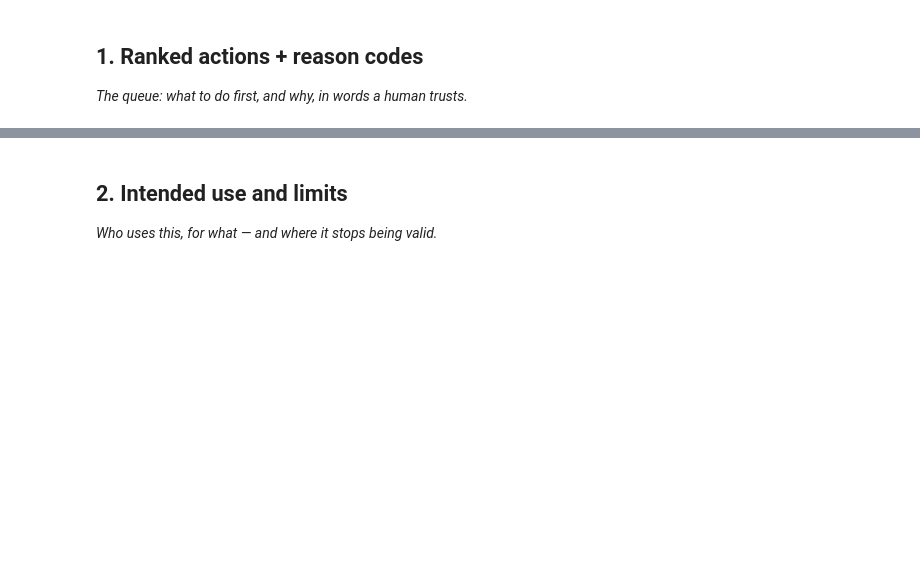
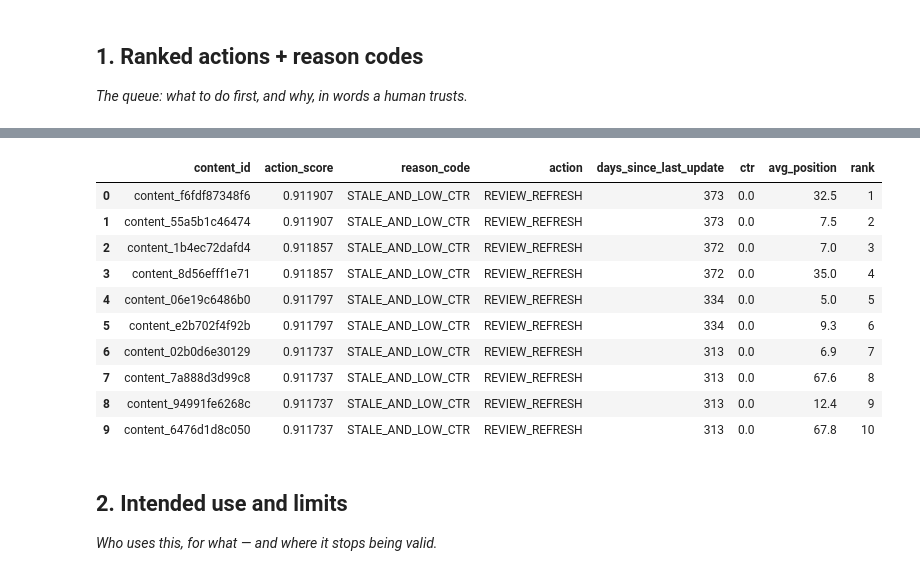
Before and after one commit to ruchitgoud/flyrankai-intern, a Jupyter notebook: work/notebooks/w07_action_playbook.ipynb, the cells around one changed output, grey strips where cells are left out. Drawn from its saved outputs; the diff is of its cells as text; code cells hidden in the pictures; blank space fills up the shorter version.

```diff
--- a/work/notebooks/w07_action_playbook.ipynb
+++ b/work/notebooks/w07_action_playbook.ipynb
@@ -15,0 +31,74 @@ This skeleton is yours to fill. Work the sections **in order** — each one has
+# %%
+import os
+import pandas as pd
+
+repo_path = "/content/flyrankai-intern"
+
+if not os.path.exists(repo_path):
+    !git clone https://github.com/ruchitgoud/flyrankai-intern.git
+
+%cd /content/flyrankai-intern
+
+df = pd.read_csv("data/raw/content_refresh_anonymized.csv")
+
+print("Rows:", len(df))
+print("Columns:", len(df.columns))
+
+df["staleness_score"] = (
+    df["days_since_last_update"]
+    .rank(pct=True)
+    .fillna(0)
+)
+
+ctr_median = df["ctr"].median()
+
+df["low_ctr_score"] = (
+    (ctr_median - df["ctr"])
+    .clip(lower=0)
+    .rank(pct=True)
+    .fillna(0)
+)
+
+df["action_score"] = (
+    0.60 * df["staleness_score"]
+    + 0.40 * df["low_ctr_score"]
+)
+
+df["reason_code"] = "OTHER"
+df["action"] = "REVIEW"
+
+stale = df["days_since_last_update"] >= df["days_since_last_update"].median()
+low_ctr = df["ctr"] < ctr_median
+
+df.loc[stale & low_ctr, "reason_code"] = "STALE_AND_LOW_CTR"
+df.loc[stale & low_ctr, "action"] = "REVIEW_REFRESH"
+
+df.loc[~stale & low_ctr, "reason_code"] = "LOW_CTR"
+df.loc[~stale & low_ctr, "action"] = "REVIEW_CTR"
+
+df.loc[stale & ~low_ctr, "reason_code"] = "STALE"
+df.loc[stale & ~low_ctr, "action"] = "REVIEW_REFRESH"
+
+action_queue = (
+    df[
+        [
+            "content_id",
+            "action_score",
+            "reason_code",
+            "action",
+            "days_since_last_update",
+            "ctr",
+            "avg_position"
+        ]
+    ]
+    .sort_values("action_score", ascending=False)
+    .reset_index(drop=True)
+)
+
+action_queue["rank"] = action_queue.index + 1
+
+print("\nRanked action queue created.")
+print("Rows:", len(action_queue))
+
+display(action_queue.head(10))
+# %% [output]
@@ -16,3 +118,14 @@ This skeleton is yours to fill. Work the sections **in order** — each one has
+|  | content_id | action_score | reason_code | action | days_since_last_update | ctr | avg_position | rank |
+| 0 | content_f6fdf87348f6 | 0.911907 | STALE_AND_LOW_CTR | REVIEW_REFRESH | 373 | 0.0 | 32.5 | 1 |
+| 1 | content_55a5b1c46474 | 0.911907 | STALE_AND_LOW_CTR | REVIEW_REFRESH | 373 | 0.0 | 7.5 | 2 |
+| 2 | content_1b4ec72dafd4 | 0.911857 | STALE_AND_LOW_CTR | REVIEW_REFRESH | 372 | 0.0 | 7.0 | 3 |
+| 3 | content_8d56efff1e71 | 0.911857 | STALE_AND_LOW_CTR | REVIEW_REFRESH | 372 | 0.0 | 35.0 | 4 |
+| 4 | content_06e19c6486b0 | 0.911797 | STALE_AND_LOW_CTR | REVIEW_REFRESH | 334 | 0.0 | 5.0 | 5 |
+| 5 | content_e2b702f4f92b | 0.911797 | STALE_AND_LOW_CTR | REVIEW_REFRESH | 334 | 0.0 | 9.3 | 6 |
+| 6 | content_02b0d6e30129 | 0.911737 | STALE_AND_LOW_CTR | REVIEW_REFRESH | 313 | 0.0 | 6.9 | 7 |
+| 7 | content_7a888d3d99c8 | 0.911737 | STALE_AND_LOW_CTR | REVIEW_REFRESH | 313 | 0.0 | 67.6 | 8 |
+| 8 | content_94991fe6268c | 0.911737 | STALE_AND_LOW_CTR | REVIEW_REFRESH | 313 | 0.0 | 12.4 | 9 |
+| 9 | content_6476d1d8c050 | 0.911737 | STALE_AND_LOW_CTR | REVIEW_REFRESH | 313 | 0.0 | 67.8 | 10 |
 # %% [markdown]
 ## 2. Intended use and limits
 
```
Also changed, not shown: parts of 16 cells of this notebook.
